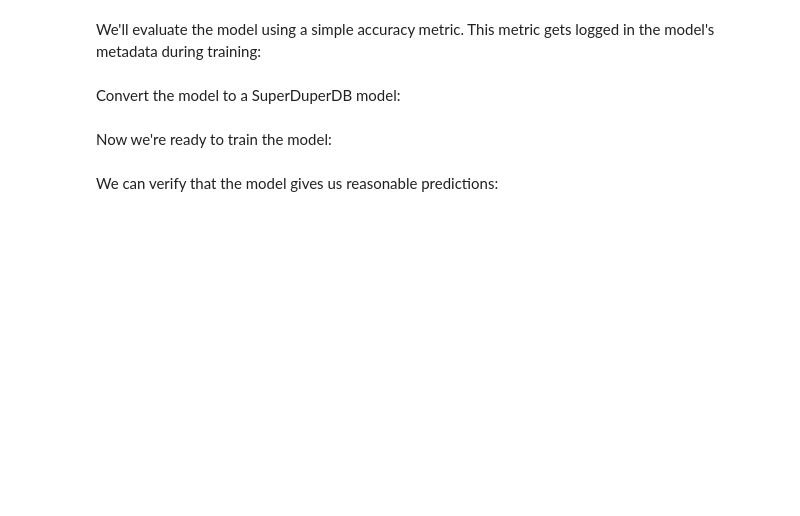
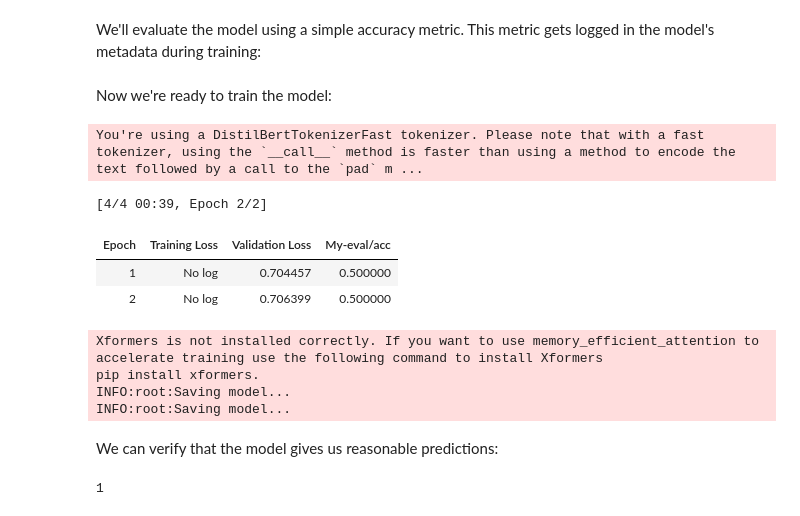
Before and after one commit to pinnacle-framework/Pinnacle, a Jupyter notebook: notebooks/sentiment_analysis_use_case.ipynb, the cells around one changed output. Cells and saved outputs as stored; diff of their text form; code cells hidden in the pictures; blank space fills up the shorter version.

```diff
--- a/notebooks/sentiment_analysis_use_case.ipynb
+++ b/notebooks/sentiment_analysis_use_case.ipynb
@@ -25,8 +29,12 @@ SuperDuperDB supports MongoDB as a databackend.
 Correspondingly, we'll import the python MongoDB client pymongo and "wrap" our database to convert it
 to a SuperDuper Datalayer:
 # %%
-db = pymongo.MongoClient().documents
-db = pinnacle(db)
+from pinnacledb import CFG
+from pinnacledb.datalayer.base.build import build_datalayer
+db = build_datalayer()
+# db = pymongo.MongoClient().documents
+# db = pinnacle(db)
+db = build_datalayer(pymongo=pymongo.MongoClient(), name='documents')
 collection = Collection('imdb')
 # %% [markdown]
 We use the IMDB dataset for training the model:
@@ -59,0 +66,9 @@ model = AutoModelForSequenceClassification.from_pretrained("distilbert-base-unca
+# %%
+tokenizer = AutoTokenizer.from_pretrained("distilbert-base-uncased")
+model = AutoModelForSequenceClassification.from_pretrained("distilbert-base-uncased", num_labels=2)
+model = Pipeline(
+    identifier='my-sentiment-analysis',
+    task='text-classification',
+    preprocess=tokenizer,
+    object=model,
+)
@@ -74,44 +88,49 @@ training_args = TransformersTrainerConfiguration(
     learning_rate=2e-5,
     per_device_train_batch_size=2,
     per_device_eval_batch_size=2,
-    num_train_epochs=1,
+    num_train_epochs=2,
     weight_decay=0.01,
     save_strategy="epoch",
-    use_mps_device=True
+    use_mps_device=False,
+    evaluation_strategy='epoch',
+    do_eval=True,
 )
-# %% [markdown]
-Convert the model to a SuperDuperDB model:
-# %%
-model = Pipeline(
-    identifier='my-sentiment-analysis',
-    tokenizer=transform,
-    object=model,
-    train_X='text',
-    train_y='label',
-    device="mps" # Note: Only valid for mac m1 devices!
-)
 # %% [markdown]
 Now we're ready to train the model:
 # %%
-trainer.fit(
+from pinnacledb.core.metric import Metric
+
+model.fit(
     X='text',
     y='label',
     db=db,
     select=collection.find(),
     configuration=training_args,
     validation_sets=[
         Dataset(
             identifier='my-eval',
             select=collection.find({'_fold': 'valid'}),
         )
     ],
-    data_collator=data_collator,
-    compute_metrics=compute_metrics,
-    data_prefetch = False,
-    prefetch_size=5
+    data_prefetch=False,
+    metrics=[Metric(
+        identifier='acc',
+        object=lambda x, y: sum([xx == yy for xx, yy in zip(x, y)]) / len(x)
+    )]
 )
+# %% [output]
+You're using a DistilBertTokenizerFast tokenizer. Please note that with a fast tokenizer, using the `__call__` method is faster than using a method to encode the text followed by a call to the `pad` m ...
+[4/4 00:39, Epoch 2/2]
+| Epoch | Training Loss | Validation Loss | My-eval/acc |
+| 1 | No log | 0.704457 | 0.500000 |
+| 2 | No log | 0.706399 | 0.500000 |
+Xformers is not installed correctly. If you want to use memory_efficient_attention to accelerate training use the following command to install Xformers
+pip install xformers.
+INFO:root:Saving model...
+INFO:root:Saving model...
 # %% [markdown]
 We can verify that the model gives us reasonable predictions:
 # %%
-output = trainer.predict("This movie sucks!")
-output
+model.predict("This movie sucks!", one=True)
+# %% [output]
+1
```
Also changed, not shown: parts of 6 cells of this notebook, 28 other files.
